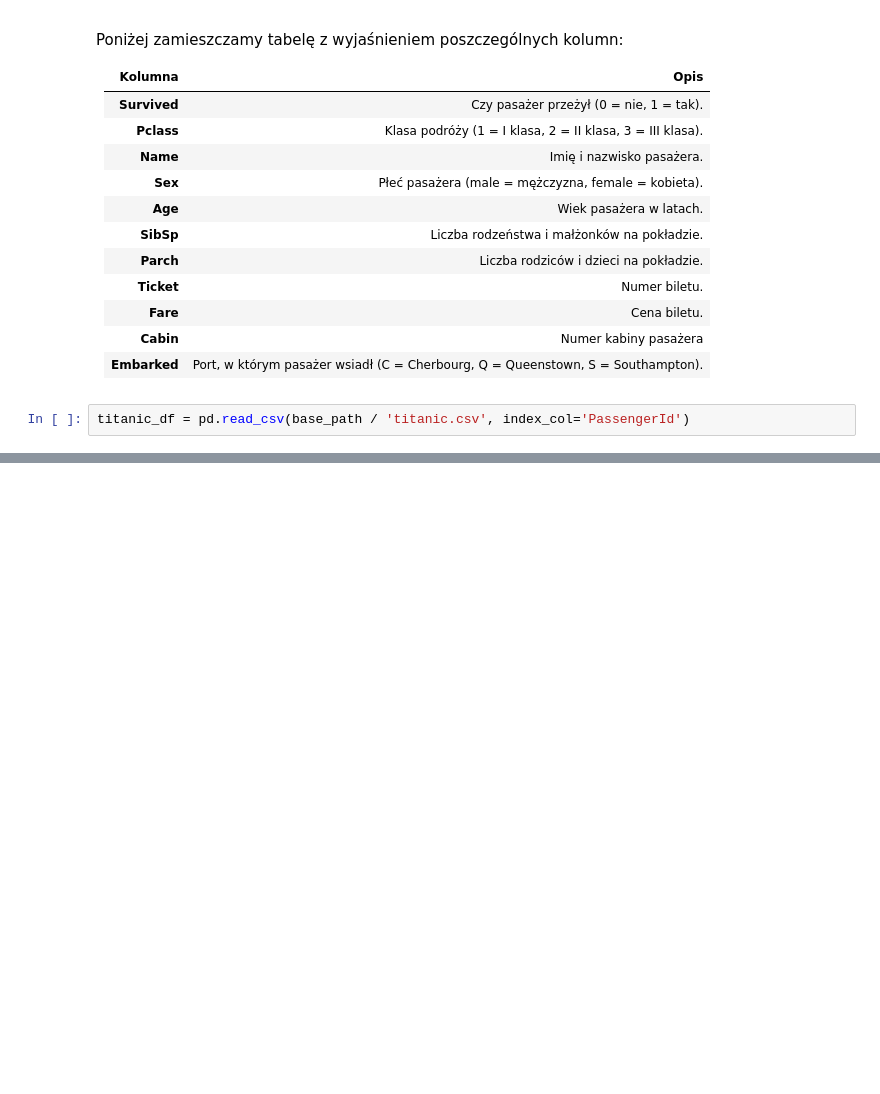
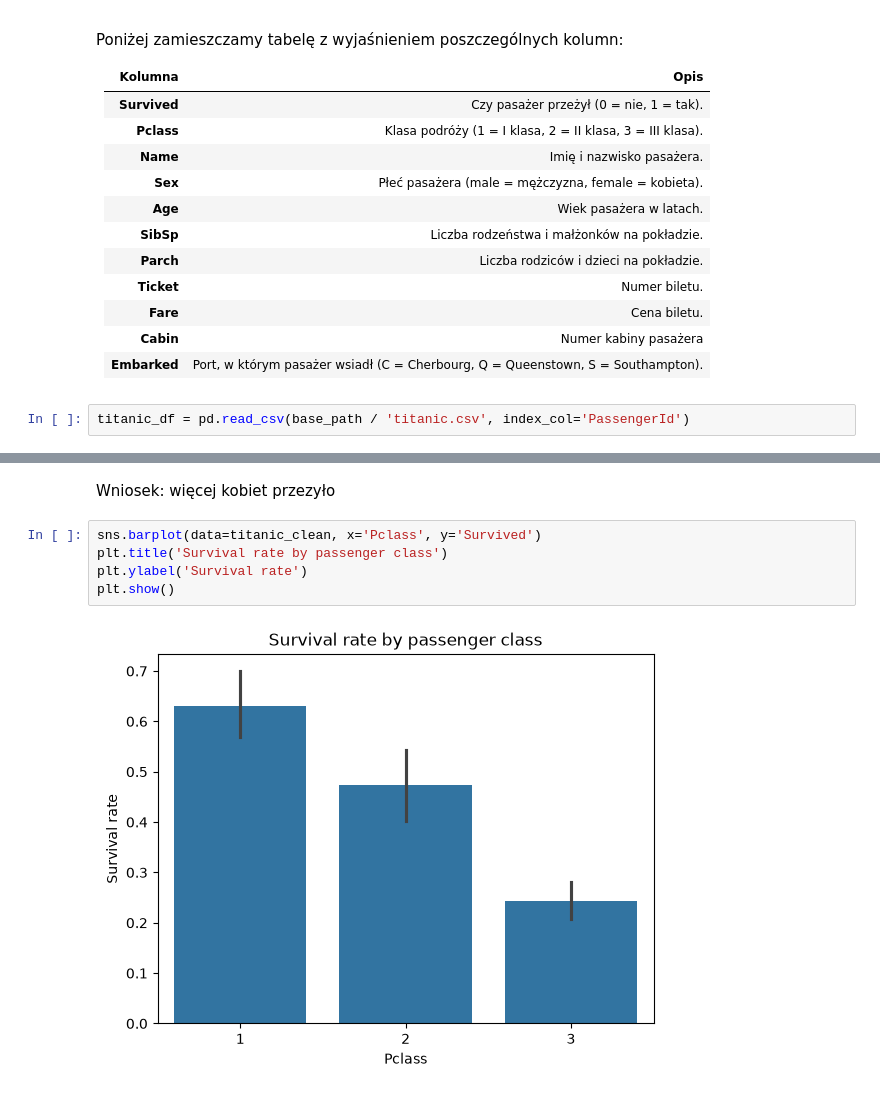
Before and after one commit to Solvro/ml-wakacyjne-wyzwanie-2026, a Jupyter notebook: 01_przetwarzanie_wizualizacja_danych/EDA_zadanie.ipynb, the cells around one changed output, grey strips where cells are left out. Saved outputs shown, nothing was run; the diff lists cells and outputs as text; blank space fills up the shorter version.

```diff
--- a/01_przetwarzanie_wizualizacja_danych/EDA_zadanie.ipynb
+++ b/01_przetwarzanie_wizualizacja_danych/EDA_zadanie.ipynb
@@ -81,0 +680,9 @@ array([nan, 'C', 'E', 'G', 'D', 'A', 'B', 'F', 'T'], dtype=object)
+# %% [markdown]
+Wniosek: więcej kobiet przezyło
+# %%
+sns.barplot(data=titanic_clean, x='Pclass', y='Survived')
+plt.title('Survival rate by passenger class')
+plt.ylabel('Survival rate')
+plt.show()
+# %% [output]
+[figure, added]
```
Also changed, not shown: parts of 112 cells of this notebook.
